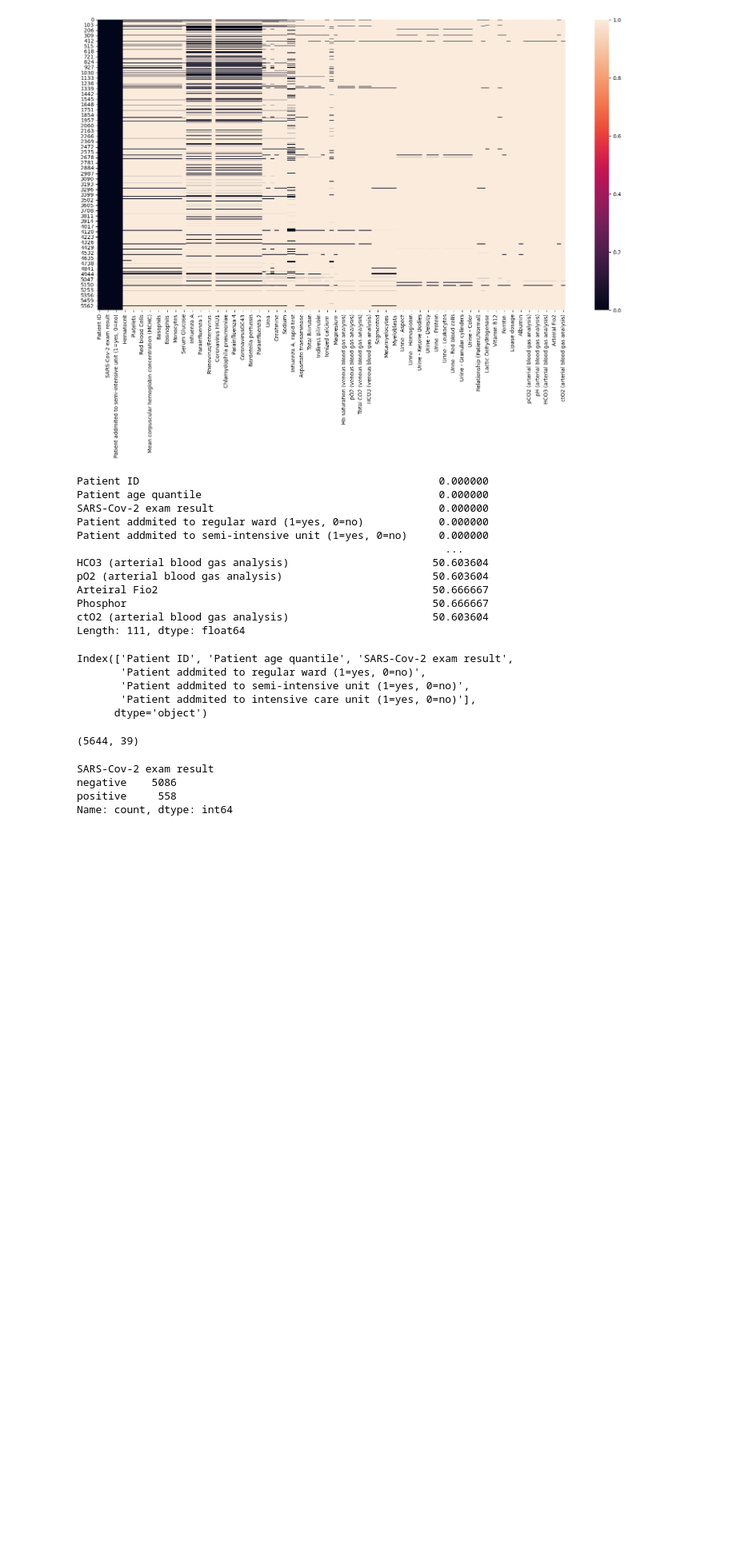
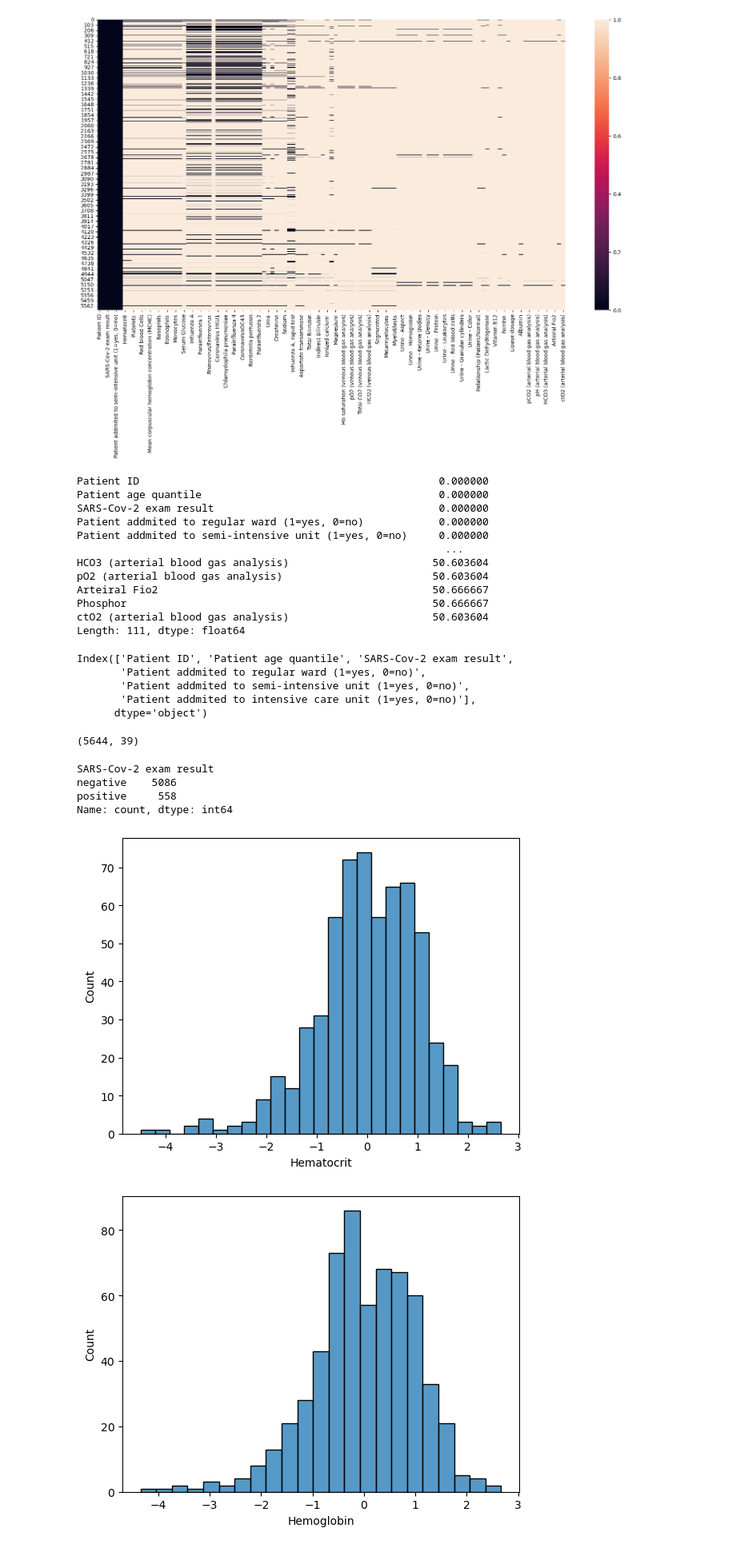
Before and after one commit to DST-NDIAYE/COVID-19, a Jupyter notebook: projet-covid.ipynb, the cells around one changed output. Shown: that part at 80% size. Saved outputs shown, nothing was run; the diff lists cells and outputs as text; code cells hidden in the pictures; blank space fills up the shorter version.

Commit message:
graphe_des_variable4

```diff
--- a/projet-covid.ipynb
+++ b/projet-covid.ipynb
@@ -77,3 +77,10 @@ SARS-Cov-2 exam result
 negative    5086
 positive     558
 Name: count, dtype: int64
+# %%
+for col in df.select_dtypes('float'):
+    plt.figure()
+    sns.histplot( df[col] )
+# %% [output]
+[figure, added]
+[figure, added]
```
Also changed, not shown: parts of 1 cell of this notebook.
